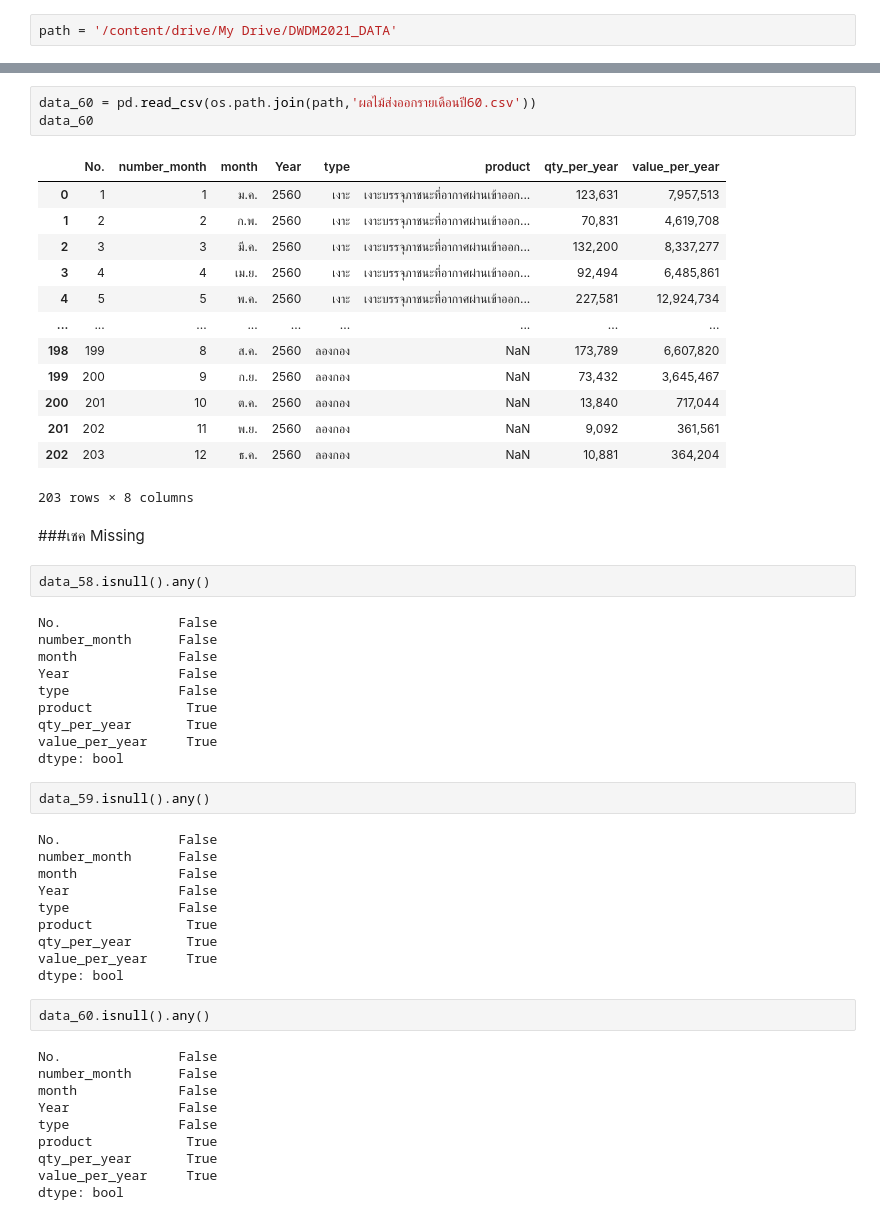
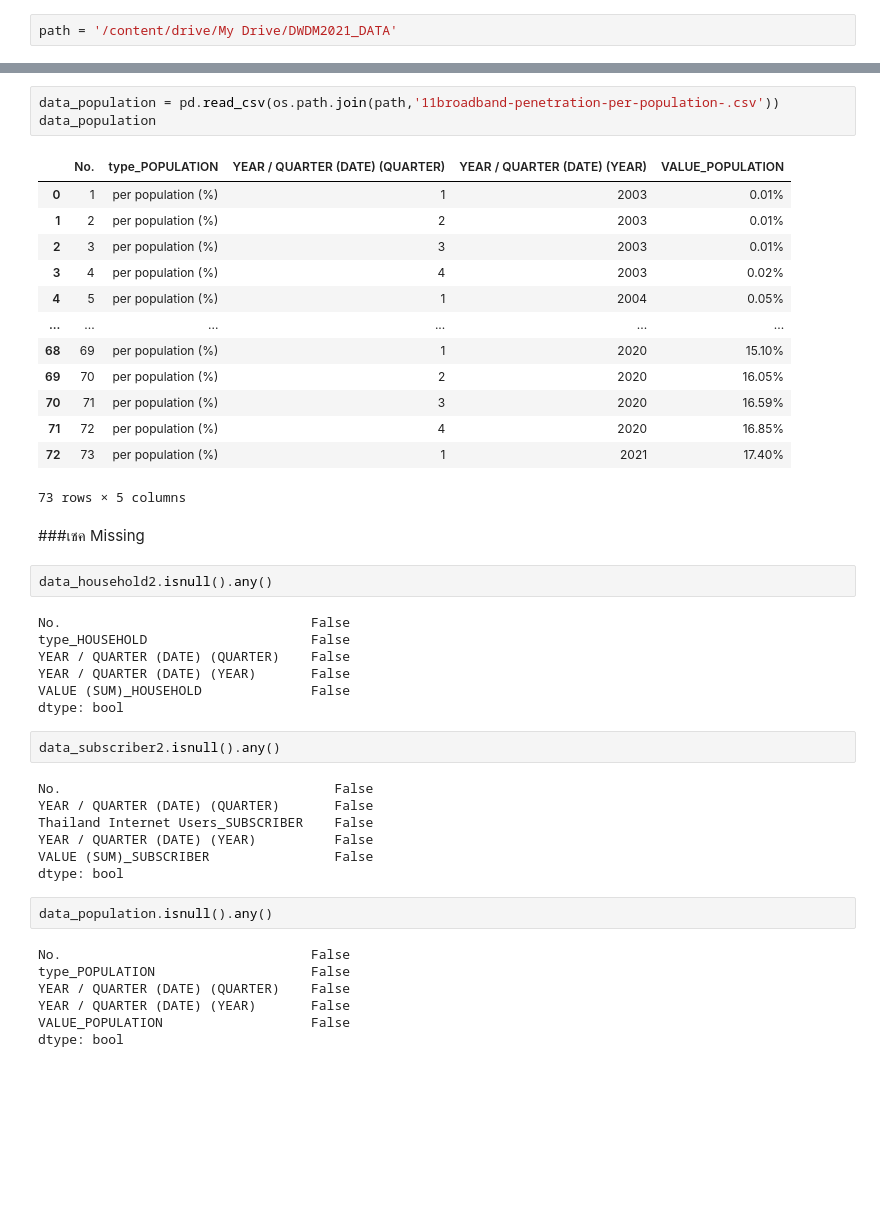
Before and after one commit to sskboonmee/DWDM21, a Jupyter notebook: Projectlookmhee.ipynb, the cells around one changed output, grey strips where cells are left out. Cells and saved outputs as stored; diff of their text form; blank space fills up the shorter version.

```diff
--- a/Projectlookmhee.ipynb
+++ b/Projectlookmhee.ipynb
@@ -47,55 +81,46 @@ data_59
 # %%
-data_60 = pd.read_csv(os.path.join(path,'ผลไม้ส่งออกรายเดือนปี60.csv'))
-data_60
+data_population = pd.read_csv(os.path.join(path,'11broadband-penetration-per-population-.csv'))
+data_population
 # %% [output]
-|  | No. | number_month | month | Year | type | product | qty_per_year | value_per_year |
-| 0 | 1 | 1 | ม.ค. | 2560 | เงาะ | เงาะบรรจุภาชนะที่อากาศผ่านเข้าออก... | 123,631 | 7,957,513 |
-| 1 | 2 | 2 | ก.พ. | 2560 | เงาะ | เงาะบรรจุภาชนะที่อากาศผ่านเข้าออก... | 70,831 | 4,619,708 |
-| 2 | 3 | 3 | มี.ค. | 2560 | เงาะ | เงาะบรรจุภาชนะที่อากาศผ่านเข้าออก... | 132,200 | 8,337,277 |
-| 3 | 4 | 4 | เม.ย. | 2560 | เงาะ | เงาะบรรจุภาชนะที่อากาศผ่านเข้าออก... | 92,494 | 6,485,861 |
-| 4 | 5 | 5 | พ.ค. | 2560 | เงาะ | เงาะบรรจุภาชนะที่อากาศผ่านเข้าออก... | 227,581 | 12,924,734 |
-| ... | ... | ... | ... | ... | ... | ... | ... | ... |
-| 198 | 199 | 8 | ส.ค. | 2560 | ลองกอง | NaN | 173,789 | 6,607,820 |
-| 199 | 200 | 9 | ก.ย. | 2560 | ลองกอง | NaN | 73,432 | 3,645,467 |
-| 200 | 201 | 10 | ต.ค. | 2560 | ลองกอง | NaN | 13,840 | 717,044 |
-| 201 | 202 | 11 | พ.ย. | 2560 | ลองกอง | NaN | 9,092 | 361,561 |
-| 202 | 203 | 12 | ธ.ค. | 2560 | ลองกอง | NaN | 10,881 | 364,204 |
+|  | No. | type_POPULATION | YEAR / QUARTER (DATE) (QUARTER) | YEAR / QUARTER (DATE) (YEAR) | VALUE_POPULATION |
+| 0 | 1 | per population (%) | 1 | 2003 | 0.01% |
+| 1 | 2 | per population (%) | 2 | 2003 | 0.01% |
+| 2 | 3 | per population (%) | 3 | 2003 | 0.01% |
+| 3 | 4 | per population (%) | 4 | 2003 | 0.02% |
+| 4 | 5 | per population (%) | 1 | 2004 | 0.05% |
+| ... | ... | ... | ... | ... | ... |
+| 68 | 69 | per population (%) | 1 | 2020 | 15.10% |
+| 69 | 70 | per population (%) | 2 | 2020 | 16.05% |
+| 70 | 71 | per population (%) | 3 | 2020 | 16.59% |
+| 71 | 72 | per population (%) | 4 | 2020 | 16.85% |
+| 72 | 73 | per population (%) | 1 | 2021 | 17.40% |
-203 rows × 8 columns
+73 rows × 5 columns
 # %% [markdown]
 ###เชค Missing
 # %%
-data_58.isnull().any()
+data_household2.isnull().any()
 # %% [output]
-No.               False
-number_month      False
-month             False
-Year              False
-type              False
-product            True
-qty_per_year       True
-value_per_year     True
+No.                                False
+type_HOUSEHOLD                     False
+YEAR / QUARTER (DATE) (QUARTER)    False
+YEAR / QUARTER (DATE) (YEAR)       False
+VALUE (SUM)_HOUSEHOLD              False
 dtype: bool
 # %%
-data_59.isnull().any()
+data_subscriber2.isnull().any()
 # %% [output]
-No.               False
-number_month      False
-month             False
-Year              False
-type              False
-product            True
-qty_per_year       True
-value_per_year     True
+No.                                   False
+YEAR / QUARTER (DATE) (QUARTER)       False
+Thailand Internet Users_SUBSCRIBER    False
+YEAR / QUARTER (DATE) (YEAR)          False
+VALUE (SUM)_SUBSCRIBER                False
 dtype: bool
 # %%
-data_60.isnull().any()
+data_population.isnull().any()
 # %% [output]
-No.               False
-number_month      False
-month             False
-Year              False
-type              False
-product            True
-qty_per_year       True
-value_per_year     True
+No.                                False
+type_POPULATION                    False
+YEAR / QUARTER (DATE) (QUARTER)    False
+YEAR / QUARTER (DATE) (YEAR)       False
+VALUE_POPULATION                   False
 dtype: bool
```
Also changed, not shown: parts of 33 cells of this notebook.
